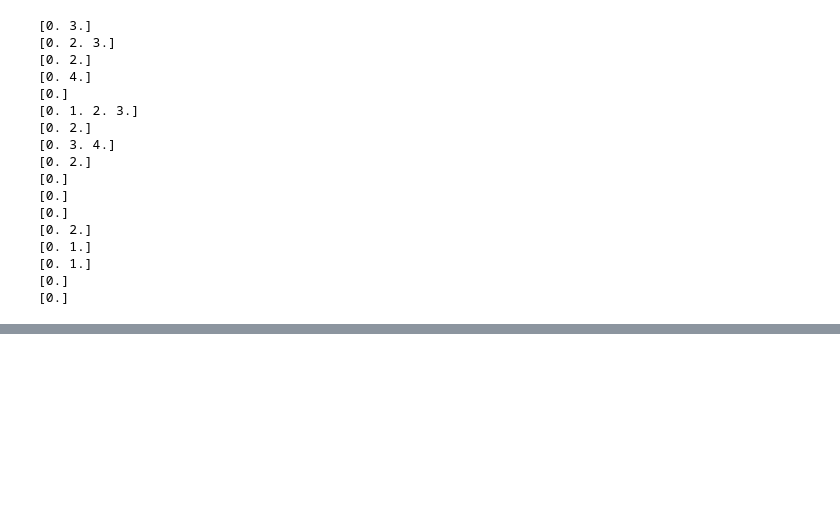
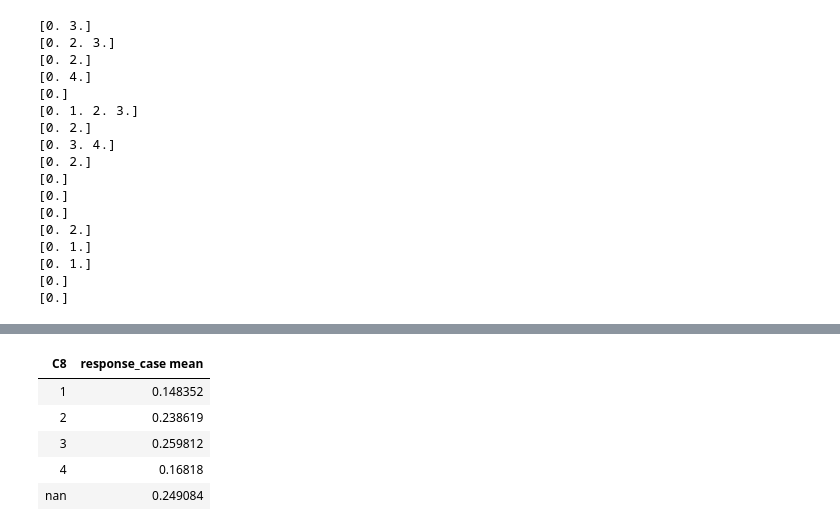
Before and after one commit to thomasundo2/covid-policy-analysis, a Jupyter notebook: gr_dec_analysis/gr_dec_analysis.ipynb, the cells around one changed output, grey strips where cells are left out. Saved outputs shown, nothing was run; the diff lists cells and outputs as text; code cells hidden in the pictures; blank space fills up the shorter version.

```diff
--- a/gr_dec_analysis/gr_dec_analysis.ipynb
+++ b/gr_dec_analysis/gr_dec_analysis.ipynb
@@ -276,0 +352,9 @@ H2
+# %%
+divide_policy(C8, "C8")
+# %% [output]
+| C8 | response_case mean |
+| 1 | 0.148352 |
+| 2 | 0.238619 |
+| 3 | 0.259812 |
+| 4 | 0.16818 |
+| nan | 0.249084 |
```
Also changed, not shown: parts of 13 cells of this notebook.
